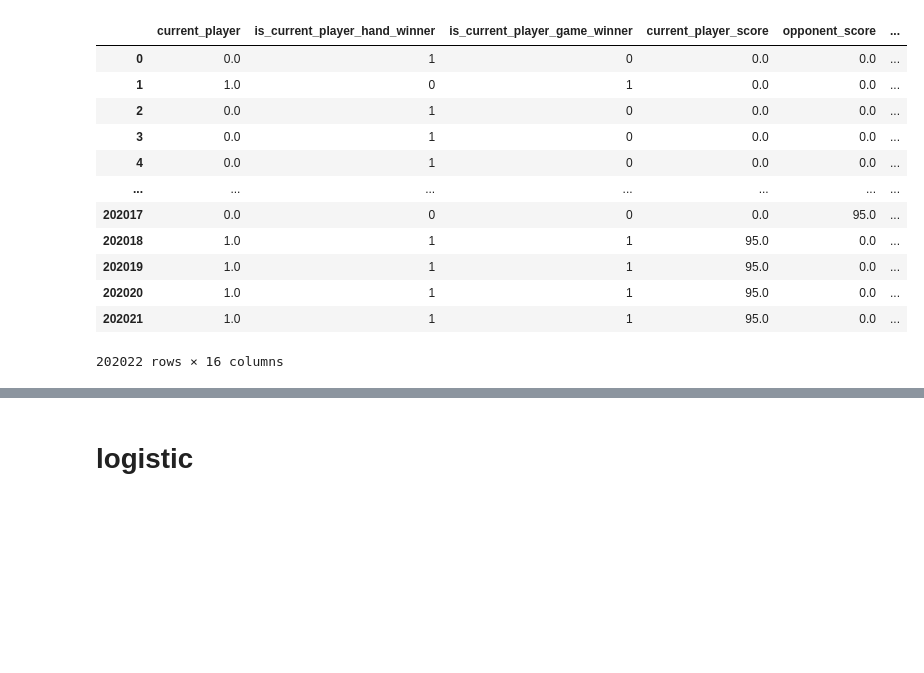
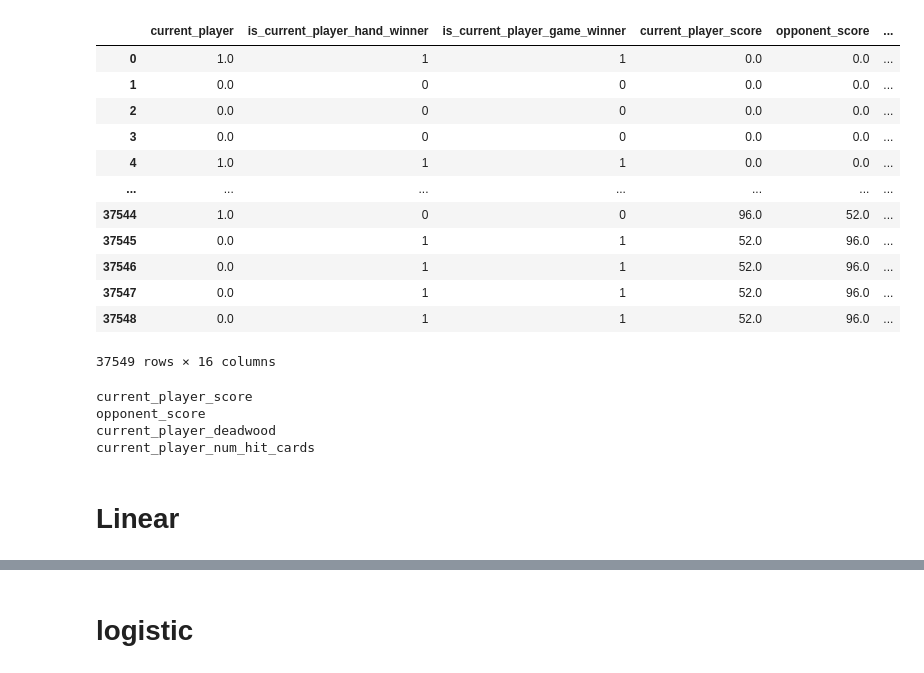
Before and after one commit to PeterEFrancis/gin-rummy-AI, a Jupyter notebook: data/player_data_proccessor.ipynb, the cells around one changed output, grey strips where cells are left out. Cells and saved outputs as stored; diff of their text form; code cells hidden in the pictures; blank space fills up the shorter version.

```diff
--- a/data/player_data_proccessor.ipynb
+++ b/data/player_data_proccessor.ipynb
@@ -25,23 +25,37 @@ features = ["current_player_score",
             # beta to here                 features[:13]
            ]
 # %%
-df = pd.read_csv('alpha-8.csv')
+df = pd.read_csv('beta-10.csv')
 df
 
 # np.set_printoptions(edgeitems = 200, linewidth = 150)
-# df.values[0:20]
+# df.values.T[-1]
 # %% [output]
 |  | current_player | is_current_player_hand_winner | is_current_player_game_winner | current_player_score | opponent_score | ... |
-| 0 | 0.0 | 1 | 0 | 0.0 | 0.0 | ... |
-| 1 | 1.0 | 0 | 1 | 0.0 | 0.0 | ... |
-| 2 | 0.0 | 1 | 0 | 0.0 | 0.0 | ... |
-| 3 | 0.0 | 1 | 0 | 0.0 | 0.0 | ... |
-| 4 | 0.0 | 1 | 0 | 0.0 | 0.0 | ... |
+| 0 | 1.0 | 1 | 1 | 0.0 | 0.0 | ... |
+| 1 | 0.0 | 0 | 0 | 0.0 | 0.0 | ... |
+| 2 | 0.0 | 0 | 0 | 0.0 | 0.0 | ... |
+| 3 | 0.0 | 0 | 0 | 0.0 | 0.0 | ... |
+| 4 | 1.0 | 1 | 1 | 0.0 | 0.0 | ... |
 | ... | ... | ... | ... | ... | ... | ... |
-| 202017 | 0.0 | 0 | 0 | 0.0 | 95.0 | ... |
-| 202018 | 1.0 | 1 | 1 | 95.0 | 0.0 | ... |
-| 202019 | 1.0 | 1 | 1 | 95.0 | 0.0 | ... |
-| 202020 | 1.0 | 1 | 1 | 95.0 | 0.0 | ... |
-| 202021 | 1.0 | 1 | 1 | 95.0 | 0.0 | ... |
+| 37544 | 1.0 | 0 | 0 | 96.0 | 52.0 | ... |
+| 37545 | 0.0 | 1 | 1 | 52.0 | 96.0 | ... |
+| 37546 | 0.0 | 1 | 1 | 52.0 | 96.0 | ... |
+| 37547 | 0.0 | 1 | 1 | 52.0 | 96.0 | ... |
+| 37548 | 0.0 | 1 | 1 | 52.0 | 96.0 | ... |
-202022 rows × 16 columns
+37549 rows × 16 columns
+# %%
+f =  ['current_player_score', 'opponent_score', 'current_player_deadwood', 'current_player_num_hit_cards'] # ["num_melds","point_sum_melds","num_combos","point_sum_combos","num_knock_cache","point_sum_knock_cache","num_load_cards","point_sum_load_cards","turns_taken"] # ['current_player_score', 'opponent_score', 'current_player_deadwood', 'current_player_num_hit_cards'] #
+
+var = "current_player_deadwood"
+g = "is_current_player_game_winner"
+
+print("\n".join(f))
+# %% [output]
+current_player_score
+opponent_score
+current_player_deadwood
+current_player_num_hit_cards
+# %% [markdown]
+# Linear
 # %%
```
Also changed, not shown: parts of 13 cells of this notebook, 16 other files.
